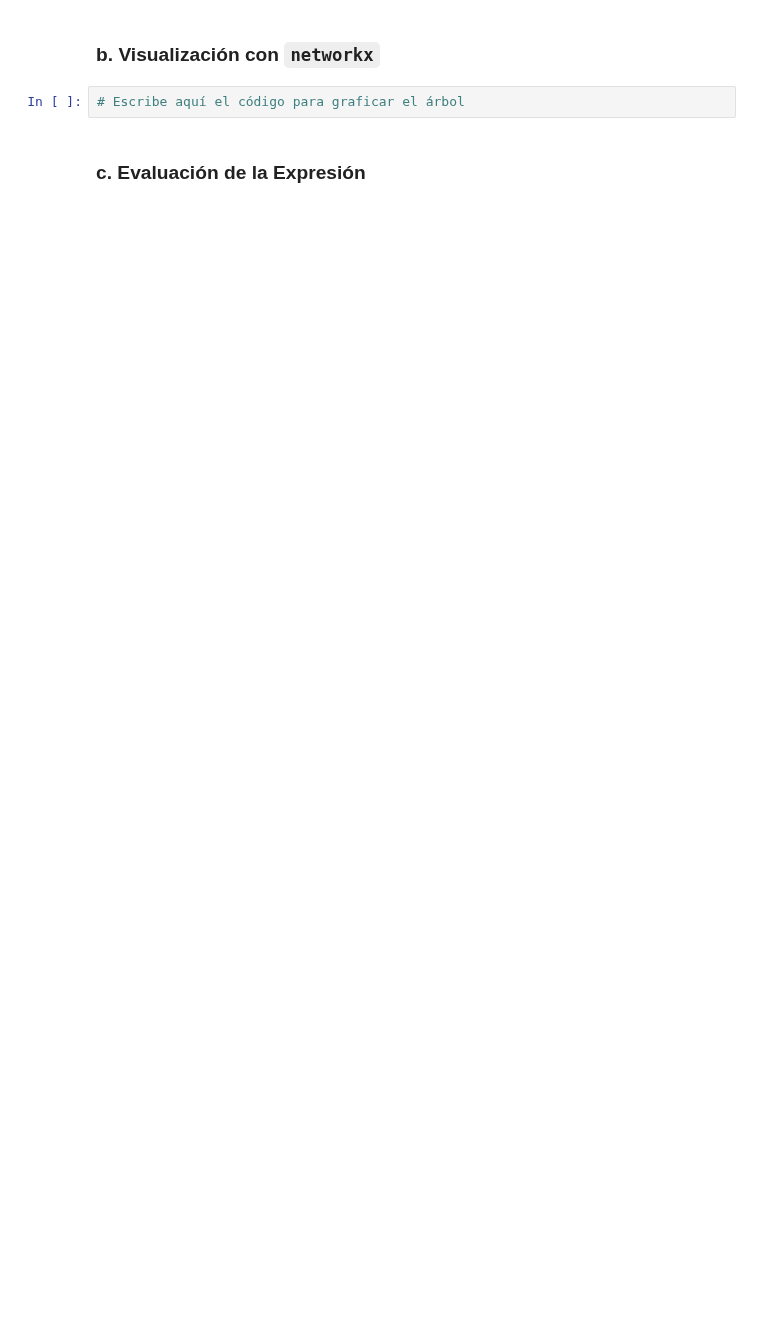
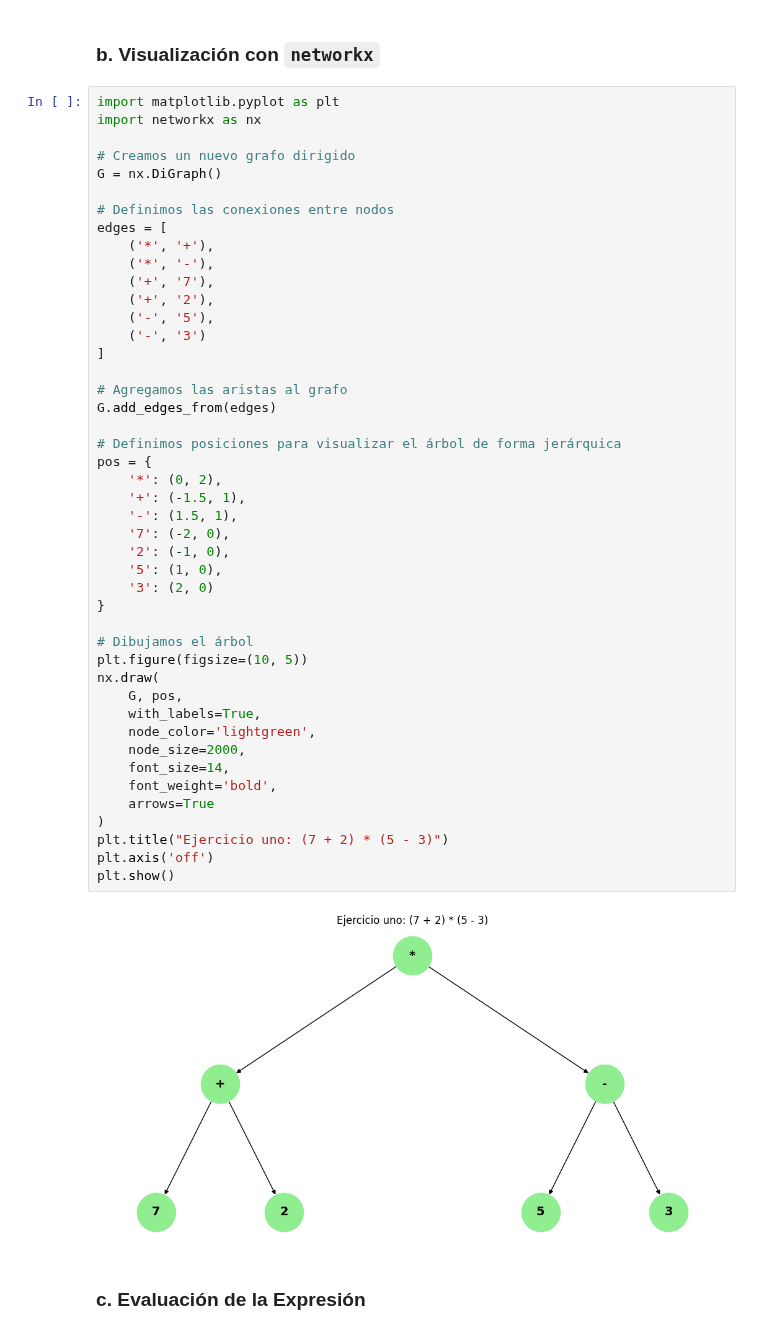
Before and after one commit to Esteban1142025/PUCESA_PROGRAMACION2, a Jupyter notebook: Programacion 4 Cuarto Semestre/RDA 1/Trabajo_Clase_Arboles_Expresion.ipynb, the cells around one changed output. Saved outputs shown, nothing was run; the diff lists cells and outputs as text; blank space fills up the shorter version.

```diff
--- a/Programacion 4 Cuarto Semestre/RDA 1/Trabajo_Clase_Arboles_Expresion.ipynb
+++ b/Programacion 4 Cuarto Semestre/RDA 1/Trabajo_Clase_Arboles_Expresion.ipynb
@@ -22,7 +59,52 @@ Este trabajo tiene como objetivo aplicar los conocimientos sobre árboles binari
 # %% [markdown]
 ### b. Visualización con `networkx`
 # %%
-# Escribe aquí el código para graficar el árbol
+import matplotlib.pyplot as plt
+import networkx as nx
+
+# Creamos un nuevo grafo dirigido
+G = nx.DiGraph()
+
+# Definimos las conexiones entre nodos
+edges = [
+    ('*', '+'),
+    ('*', '-'),
+    ('+', '7'),
+    ('+', '2'),
+    ('-', '5'),
+    ('-', '3')
+]
+
+# Agregamos las aristas al grafo
+G.add_edges_from(edges)
+
+# Definimos posiciones para visualizar el árbol de forma jerárquica
+pos = {
+    '*': (0, 2),
+    '+': (-1.5, 1),
+    '-': (1.5, 1),
+    '7': (-2, 0),
+    '2': (-1, 0),
+    '5': (1, 0),
+    '3': (2, 0)
+}
+
+# Dibujamos el árbol
+plt.figure(figsize=(10, 5))
+nx.draw(
+    G, pos,
+    with_labels=True,
+    node_color='lightgreen',
+    node_size=2000,
+    font_size=14,
+    font_weight='bold',
+    arrows=True
+)
+plt.title("Ejercicio uno: (7 + 2) * (5 - 3)")
+plt.axis('off')
+plt.show()
+# %% [output]
+[figure, added]
 # %% [markdown]
 ### c. Evaluación de la Expresión
 # %%
```
Also changed, not shown: parts of 15 cells of this notebook.
